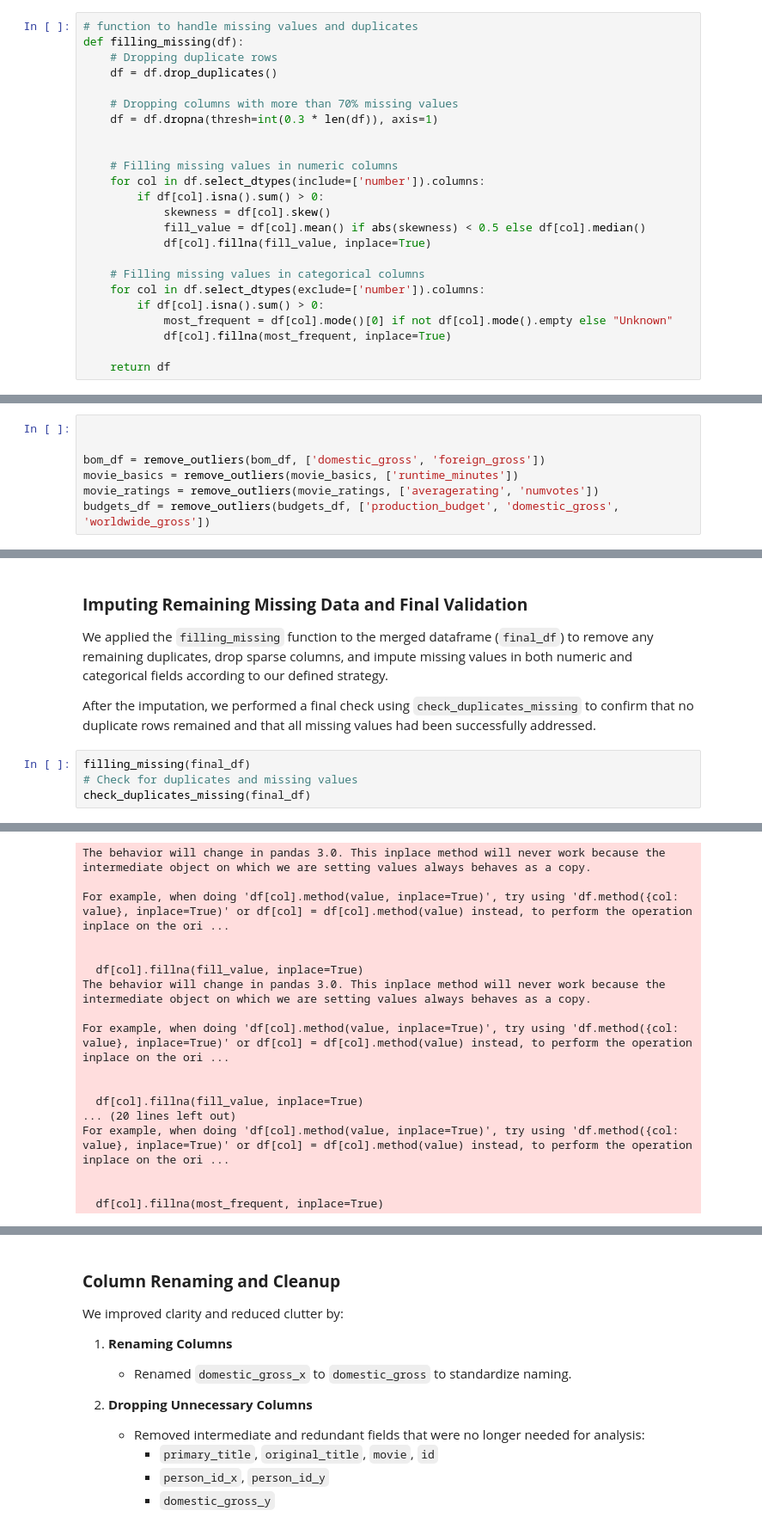
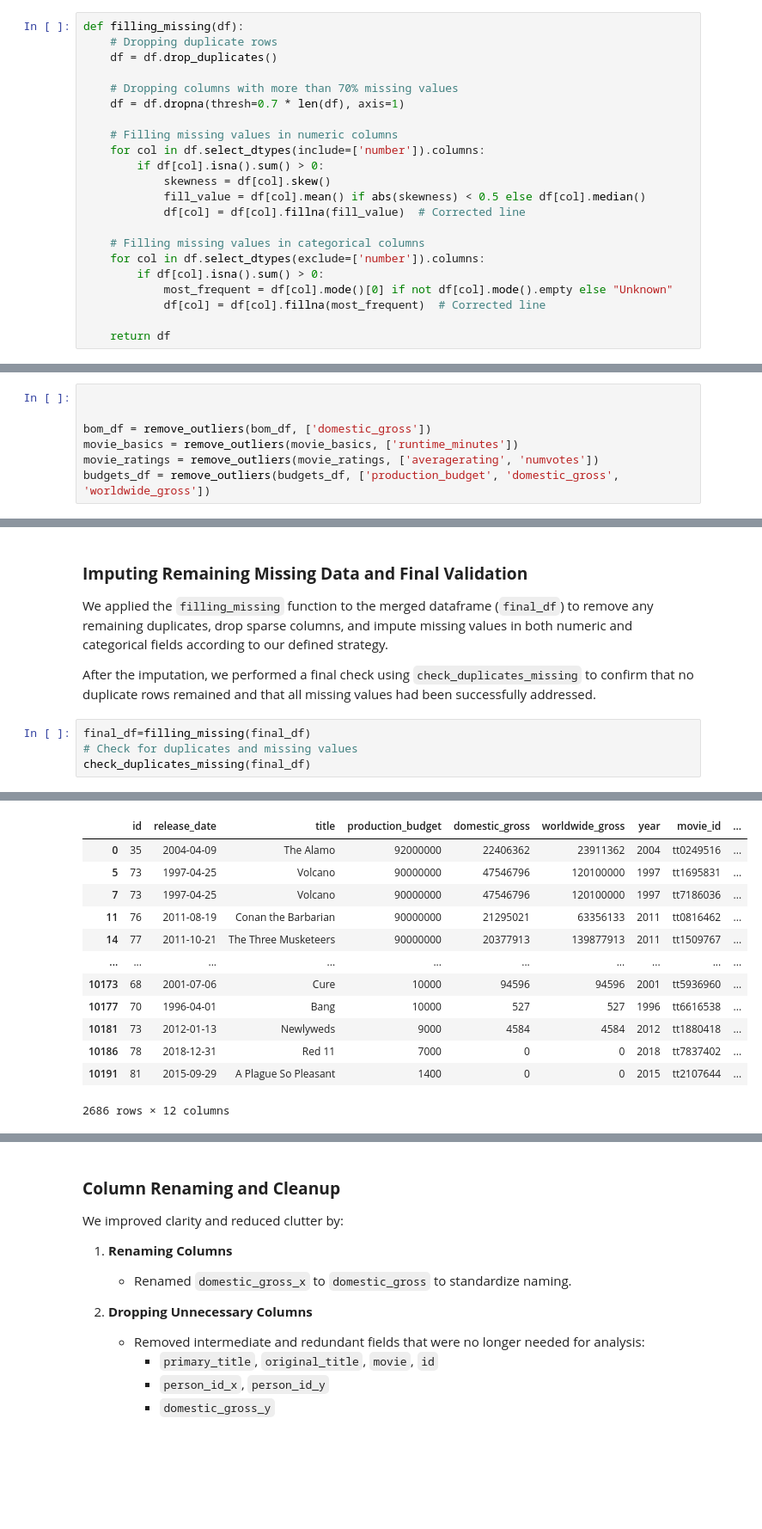
Before and after one commit to mwakad/box-office-movie-insights, a Jupyter notebook: notebooks/gerald.ipynb, the cells around one changed output, grey strips where cells are left out. Shown: that part at 86% size. Cells and saved outputs as stored; diff of their text form; blank space fills up the shorter version.

```diff
--- a/notebooks/gerald.ipynb
+++ b/notebooks/gerald.ipynb
@@ -348,27 +350,25 @@ A function called `filling_missing(df)` was defined to clean each dataframe by:
    - For each categorical column with missing data, missing values were filled with the most frequent category (mode).
    - If the column had no mode, the placeholder `"Unknown"` was used.
 # %%
-# function to handle missing values and duplicates
 def filling_missing(df):
     # Dropping duplicate rows
     df = df.drop_duplicates()
 
     # Dropping columns with more than 70% missing values
-    df = df.dropna(thresh=int(0.3 * len(df)), axis=1)
-
+    df = df.dropna(thresh=0.7 * len(df), axis=1)
 
     # Filling missing values in numeric columns
     for col in df.select_dtypes(include=['number']).columns:
         if df[col].isna().sum() > 0:
             skewness = df[col].skew()
             fill_value = df[col].mean() if abs(skewness) < 0.5 else df[col].median()
-            df[col].fillna(fill_value, inplace=True)
+            df[col] = df[col].fillna(fill_value)  # Corrected line
 
     # Filling missing values in categorical columns
     for col in df.select_dtypes(exclude=['number']).columns:
         if df[col].isna().sum() > 0:
             most_frequent = df[col].mode()[0] if not df[col].mode().empty else "Unknown"
-            df[col].fillna(most_frequent, inplace=True)
+            df[col] = df[col].fillna(most_frequent)  # Corrected line
 
     return df
 # %% [markdown]
@@ -504,7 +536,7 @@ We applied the IQR-based outlier removal procedure to the key numeric columns in
 # %%
 
 
-bom_df = remove_outliers(bom_df, ['domestic_gross', 'foreign_gross'])
+bom_df = remove_outliers(bom_df, ['domestic_gross'])
 movie_basics = remove_outliers(movie_basics, ['runtime_minutes'])
 movie_ratings = remove_outliers(movie_ratings, ['averagerating', 'numvotes'])
 budgets_df = remove_outliers(budgets_df, ['production_budget', 'domestic_gross', 'worldwide_gross'])
@@ -569,7 +659,7 @@ We applied the `filling_missing` function to the merged dataframe (`final_df`) t
 
 After the imputation, we performed a final check using `check_duplicates_missing` to confirm that no duplicate rows remained and that all missing values had been successfully addressed.
 # %%
-filling_missing(final_df)
+final_df=filling_missing(final_df)
 # Check for duplicates and missing values
 check_duplicates_missing(final_df)
 # %% [output]
@@ -592,18 +683,14 @@ actor_name            284
 dtype: int64
+|  | id | release_date | title | production_budget | domestic_gross | worldwide_gross | year | movie_id | ... |
+| 0 | 35 | 2004-04-09 | The Alamo | 92000000 | 22406362 | 23911362 | 2004 | tt0249516 | ... |
+| 5 | 73 | 1997-04-25 | Volcano | 90000000 | 47546796 | 120100000 | 1997 | tt1695831 | ... |
+| 7 | 73 | 1997-04-25 | Volcano | 90000000 | 47546796 | 120100000 | 1997 | tt7186036 | ... |
+| 11 | 76 | 2011-08-19 | Conan the Barbarian | 90000000 | 21295021 | 63356133 | 2011 | tt0816462 | ... |
+| 14 | 77 | 2011-10-21 | The Three Musketeers | 90000000 | 20377913 | 139877913 | 2011 | tt1509767 | ... |
+| ... | ... | ... | ... | ... | ... | ... | ... | ... | ... |
+| 10173 | 68 | 2001-07-06 | Cure | 10000 | 94596 | 94596 | 2001 | tt5936960 | ... |
+| 10177 | 70 | 1996-04-01 | Bang | 10000 | 527 | 527 | 1996 | tt6616538 | ... |
+| 10181 | 73 | 2012-01-13 | Newlyweds | 9000 | 4584 | 4584 | 2012 | tt1880418 | ... |
+| 10186 | 78 | 2018-12-31 | Red 11 | 7000 | 0 | 0 | 2018 | tt7837402 | ... |
+| 10191 | 81 | 2015-09-29 | A Plague So Pleasant | 1400 | 0 | 0 | 2015 | tt2107644 | ... |
-The behavior will change in pandas 3.0. This inplace method will never work because the intermediate object on which we are setting values always behaves as a copy.
-
-For example, when doing 'df[col].method(value, inplace=True)', try using 'df.method({col: value}, inplace=True)' or df[col] = df[col].method(value) instead, to perform the operation inplace on the ori ...
-
-
-  df[col].fillna(fill_value, inplace=True)
-The behavior will change in pandas 3.0. This inplace method will never work because the intermediate object on which we are setting values always behaves as a copy.
-
-For example, when doing 'df[col].method(value, inplace=True)', try using 'df.method({col: value}, inplace=True)' or df[col] = df[col].method(value) instead, to perform the operation inplace on the ori ...
-
-
-  df[col].fillna(fill_value, inplace=True)
-... (20 lines left out)
-For example, when doing 'df[col].method(value, inplace=True)', try using 'df.method({col: value}, inplace=True)' or df[col] = df[col].method(value) instead, to perform the operation inplace on the ori ...
-
-
-  df[col].fillna(most_frequent, inplace=True)
+2686 rows × 12 columns
```
Also changed, not shown: parts of 21 cells of this notebook.
